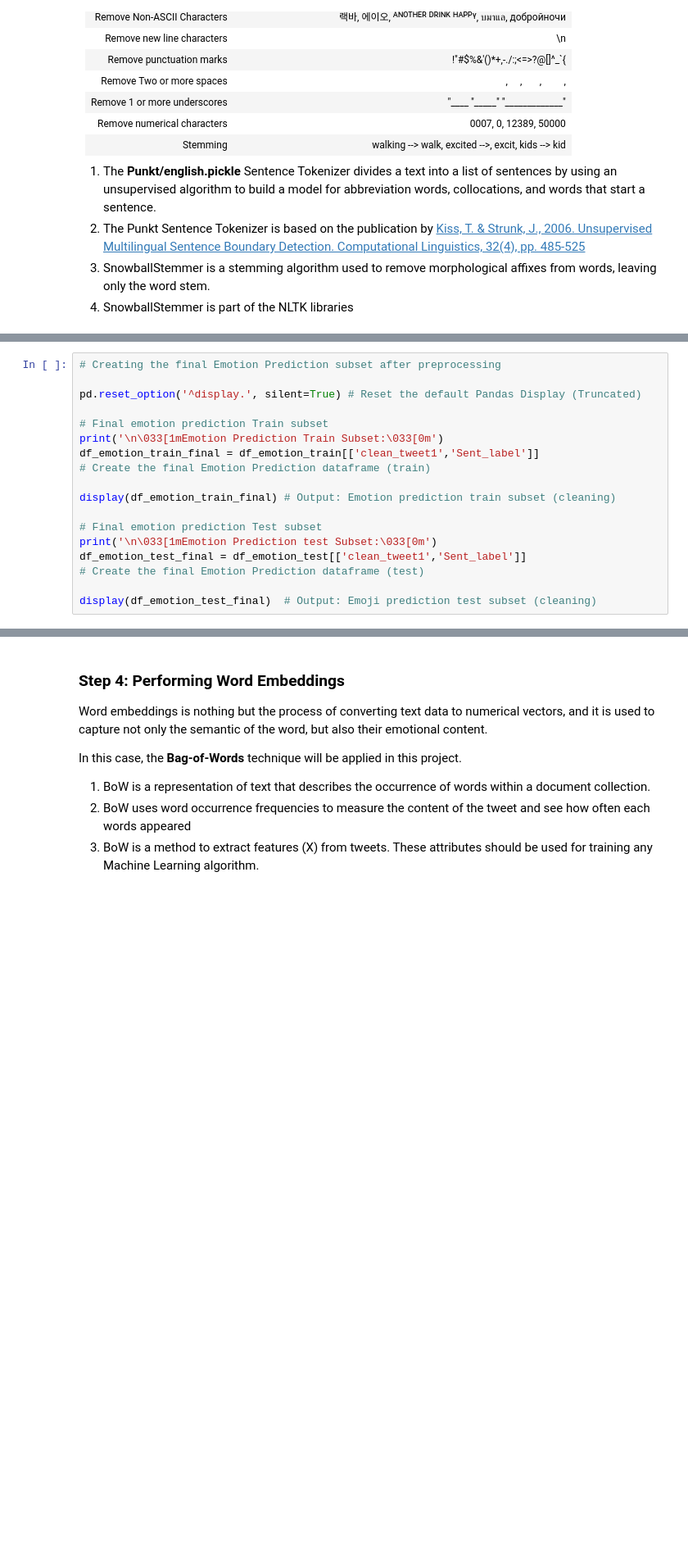
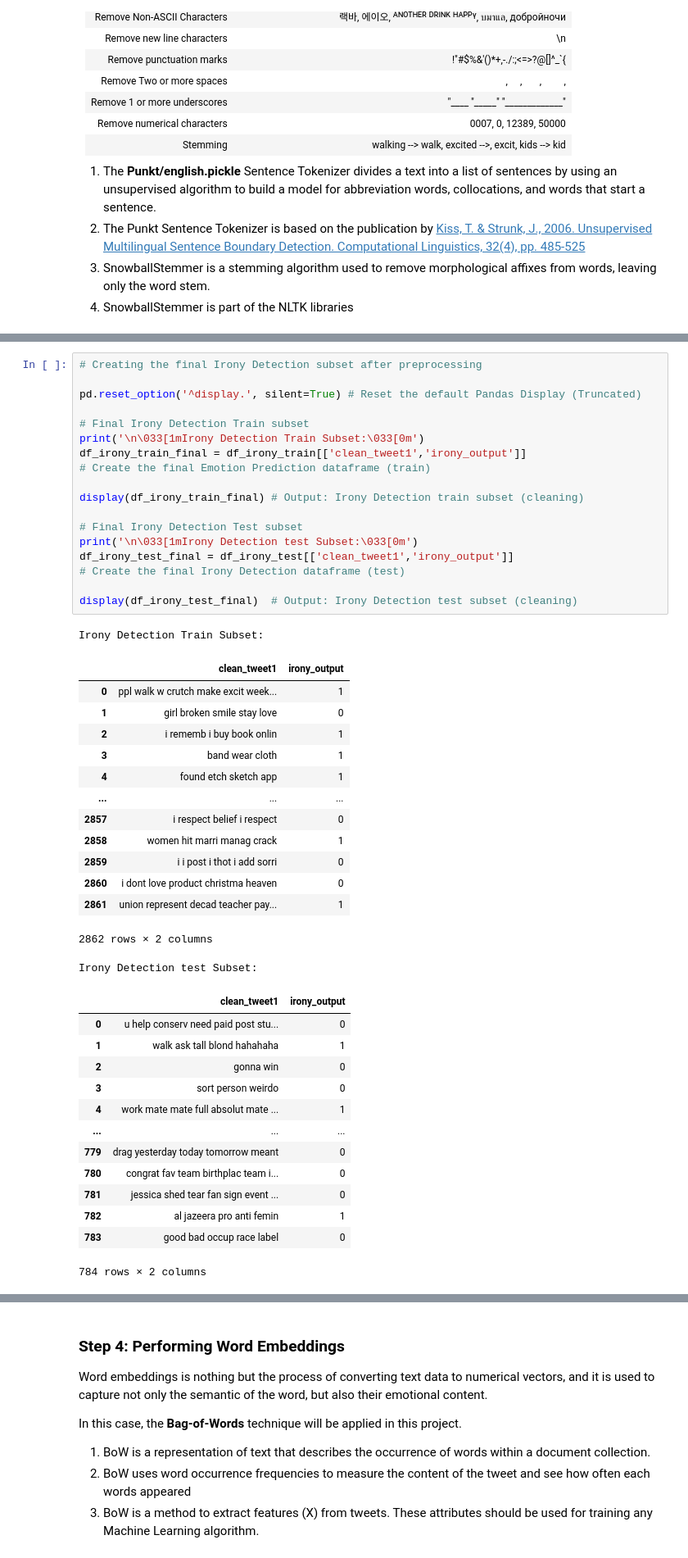
Before and after one commit to julioe-perezlara/CE888-7-SP, a Jupyter notebook: Project_Final/Assignment_2/Task3_IronyRecognition.ipynb, the cells around one changed output, grey strips where cells are left out. Shown: that part at 82% size. Saved outputs shown, nothing was run; the diff lists cells and outputs as text; blank space fills up the shorter version.

```diff
--- a/Project_Final/Assignment_2/Task3_IronyRecognition.ipynb
+++ b/Project_Final/Assignment_2/Task3_IronyRecognition.ipynb
@@ -506,19 +546,48 @@ display(df_emotion_test[0:5]) # Output: First 5 tweets (test)
 # %%
-# Creating the final Emotion Prediction subset after preprocessing
+# Creating the final Irony Detection subset after preprocessing
 
 pd.reset_option('^display.', silent=True) # Reset the default Pandas Display (Truncated)
 
-# Final emotion prediction Train subset
-print('\n\033[1mEmotion Prediction Train Subset:\033[0m')
-df_emotion_train_final = df_emotion_train[['clean_tweet1','Sent_label']]
+# Final Irony Detection Train subset
+print('\n\033[1mIrony Detection Train Subset:\033[0m')
+df_irony_train_final = df_irony_train[['clean_tweet1','irony_output']]
 # Create the final Emotion Prediction dataframe (train)
 
-display(df_emotion_train_final) # Output: Emotion prediction train subset (cleaning)
+display(df_irony_train_final) # Output: Irony Detection train subset (cleaning)
 
-# Final emotion prediction Test subset
-print('\n\033[1mEmotion Prediction test Subset:\033[0m')
-df_emotion_test_final = df_emotion_test[['clean_tweet1','Sent_label']]
-# Create the final Emotion Prediction dataframe (test)
+# Final Irony Detection Test subset
+print('\n\033[1mIrony Detection test Subset:\033[0m')
+df_irony_test_final = df_irony_test[['clean_tweet1','irony_output']]
+# Create the final Irony Detection dataframe (test)
 
-display(df_emotion_test_final)  # Output: Emoji prediction test subset (cleaning)
+display(df_irony_test_final)  # Output: Irony Detection test subset (cleaning)
+# %% [output]
+Irony Detection Train Subset:
+|  | clean_tweet1 | irony_output |
+| 0 | ppl walk w crutch make excit week... | 1 |
+| 1 | girl broken smile stay love | 0 |
+| 2 | i rememb i buy book onlin | 1 |
+| 3 | band wear cloth | 1 |
+| 4 | found etch sketch app | 1 |
+| ... | ... | ... |
+| 2857 | i respect belief i respect | 0 |
+| 2858 | women hit marri manag crack | 1 |
+| 2859 | i i post i thot i add sorri | 0 |
+| 2860 | i dont love product christma heaven | 0 |
+| 2861 | union represent decad teacher pay... | 1 |
+2862 rows × 2 columns
+Irony Detection test Subset:
+|  | clean_tweet1 | irony_output |
+| 0 | u help conserv need paid post stu... | 0 |
+| 1 | walk ask tall blond hahahaha | 1 |
+| 2 | gonna win | 0 |
+| 3 | sort person weirdo | 0 |
+| 4 | work mate mate full absolut mate ... | 1 |
+| ... | ... | ... |
+| 779 | drag yesterday today tomorrow meant | 0 |
+| 780 | congrat fav team birthplac team i... | 0 |
+| 781 | jessica shed tear fan sign event ... | 0 |
+| 782 | al jazeera pro anti femin | 1 |
+| 783 | good bad occup race label | 0 |
+784 rows × 2 columns
 # %%
```
Also changed, not shown: parts of 17 cells of this notebook, 2 other files.
